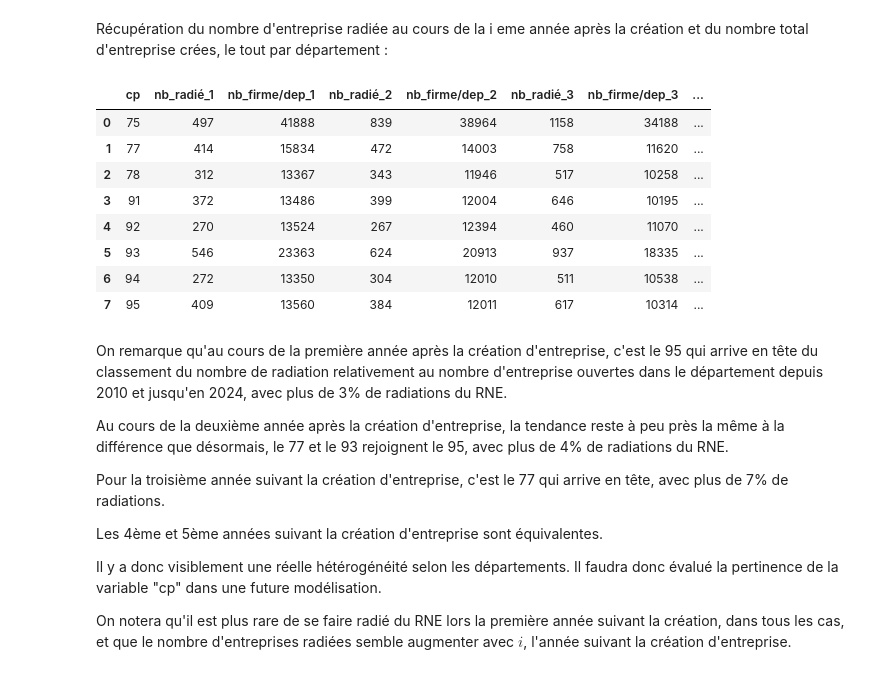
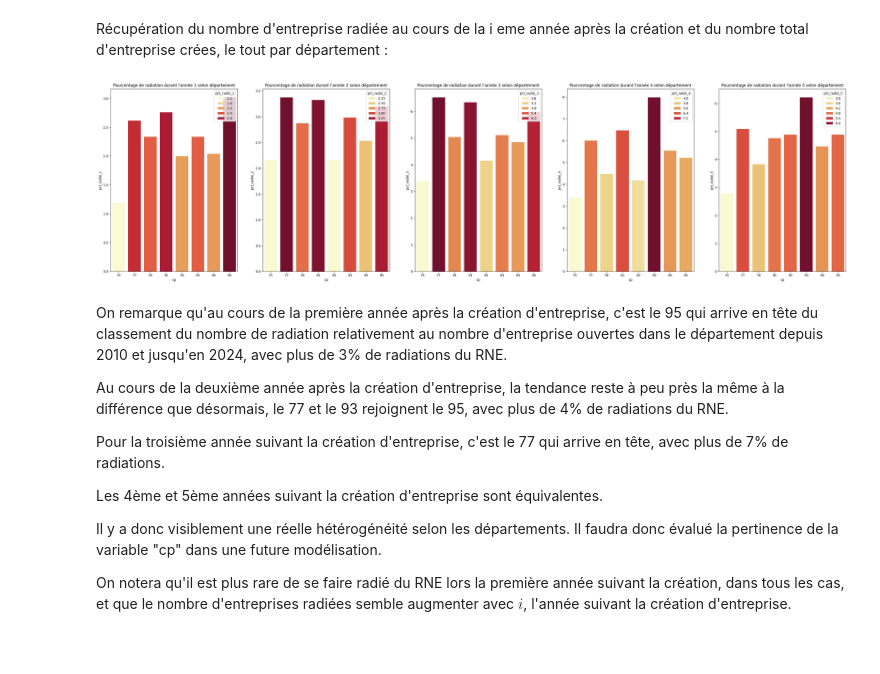
Before and after one commit to guillaume77176/JeMeLance, a Jupyter notebook: notebooks/Analyse_RNE.ipynb, the cells around one changed output. Saved outputs shown, nothing was run; the diff lists cells and outputs as text; code cells hidden in the pictures; blank space fills up the shorter version.

```diff
--- a/notebooks/Analyse_RNE.ipynb
+++ b/notebooks/Analyse_RNE.ipynb
@@ -332,57 +399,12 @@ data["cp"] = data["code_postal"].apply(lambda x : x[0:2])
 dfs = get_df_i(data)
 # %% [markdown]
 Récupération du nombre d'entreprise radiée au cours de la i eme année après la création et du nombre total d'entreprise crées, le tout par département :
-# %%
-var_cible = ["radié1","radié2","radié3","radié4","radié5"]
-
-#Listes de stockage
-rad_dep = list()
-total_dep = list()
-
-for i in range(len(dfs)):
-
-    rad_name = var_cible[i]
-    new_var1 = f"nb_radié_{i+1}"
-    new_var2 = f"nb_firme/dep_{i+1}"
-
-    #Récupération du nombre d'entreprise radiée au cours de la i eme année après la création par département
-    rad_it = dfs[i].loc[df1[rad_name] == 1].groupby("cp").size().reset_index(name=new_var1)
-
-    #Récupération du nombre total d'entreprise créer par département sur la période 2010/2024-(i-1)
-    dep_it = dfs[i].groupby("cp").size().reset_index(name=new_var2)
-    rad_dep.append(rad_it)
-    total_dep.append(dep_it)
-# %%
-#Récupération sous forme de data frame pour graphique
-
-#Initialisation
-df_plot_dep = rad_dep[0].merge(total_dep[0], on = "cp", how="left")
-
-for i in range(1,len(rad_dep)):
-    rad_it = rad_dep[i]
-    dep_it = total_dep[i]
-    df_plot_dep_it = rad_it.merge(dep_it, on = "cp", how="left")
-    df_plot_dep = df_plot_dep.merge(df_plot_dep_it, on = "cp", how="left")
-# %%
-#Pourcentage d'entreprise radiées au cours de la i ème année après la création par dep, en % par département
-for i in range(len(rad_dep)):
-    var_name = f"pct_radié_{i+1}"
-    nb_radie = f"nb_radié_{i+1}"
-    nb_firme = f"nb_firme/dep_{i+1}"
-
-    df_plot_dep[var_name] = df_plot_dep[nb_radie]/df_plot_dep[nb_firme]*100
-# %%
-df_plot_dep
-# %% [output]
-|  | cp | nb_radié_1 | nb_firme/dep_1 | nb_radié_2 | nb_firme/dep_2 | nb_radié_3 | nb_firme/dep_3 | ... |
-| 0 | 75 | 497 | 41888 | 839 | 38964 | 1158 | 34188 | ... |
-| 1 | 77 | 414 | 15834 | 472 | 14003 | 758 | 11620 | ... |
-| 2 | 78 | 312 | 13367 | 343 | 11946 | 517 | 10258 | ... |
-| 3 | 91 | 372 | 13486 | 399 | 12004 | 646 | 10195 | ... |
-| 4 | 92 | 270 | 13524 | 267 | 12394 | 460 | 11070 | ... |
-| 5 | 93 | 546 | 23363 | 624 | 20913 | 937 | 18335 | ... |
-| 6 | 94 | 272 | 13350 | 304 | 12010 | 511 | 10538 | ... |
-| 7 | 95 | 409 | 13560 | 384 | 12011 | 617 | 10314 | ... |
+# %%
+title = [f"Pourcentage de radiation durant l'année {i+1} selon département" for i in range(5)]
+figsize = (40,10)
+barplot_cat("cp",dfs,figsize,title)
+# %% [output]
+[figure, added]
 # %% [markdown]
 On remarque qu'au cours de la première année après la création d'entreprise, c'est le 95 qui arrive en tête du classement du nombre de radiation relativement au nombre d'entreprise ouvertes dans le département depuis 2010 et jusqu'en 2024, avec plus de 3% de radiations du RNE.
 
```
Also changed, not shown: parts of 33 cells of this notebook.
